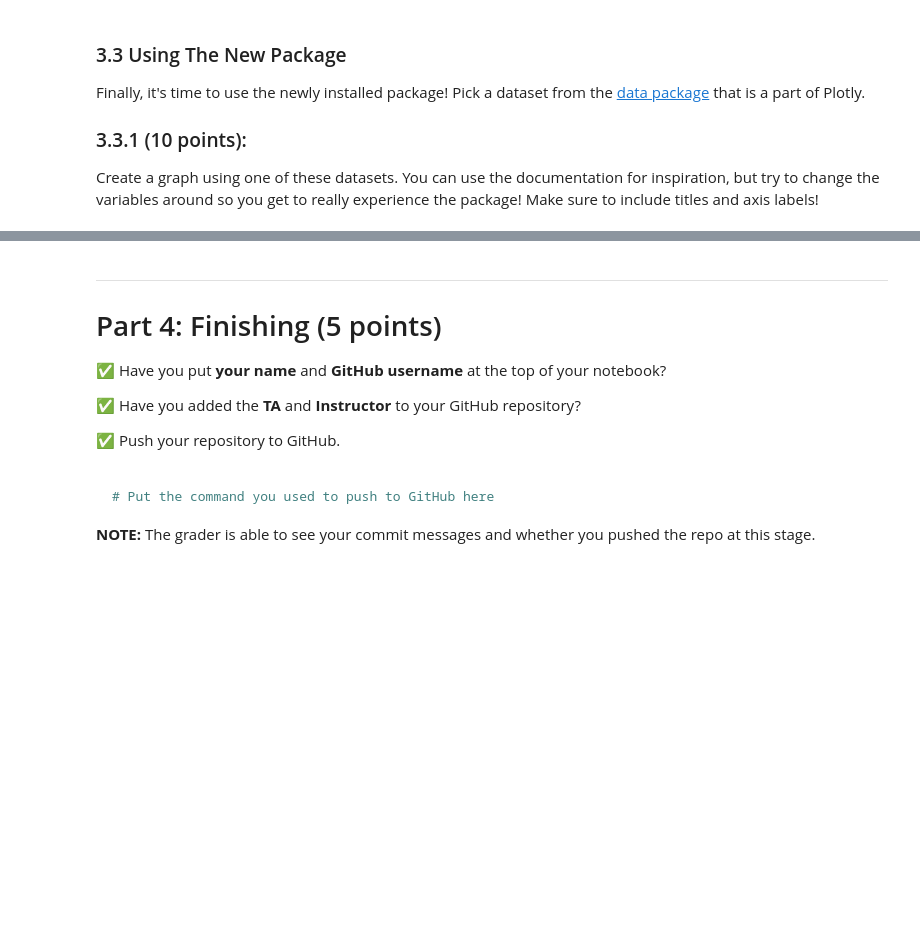
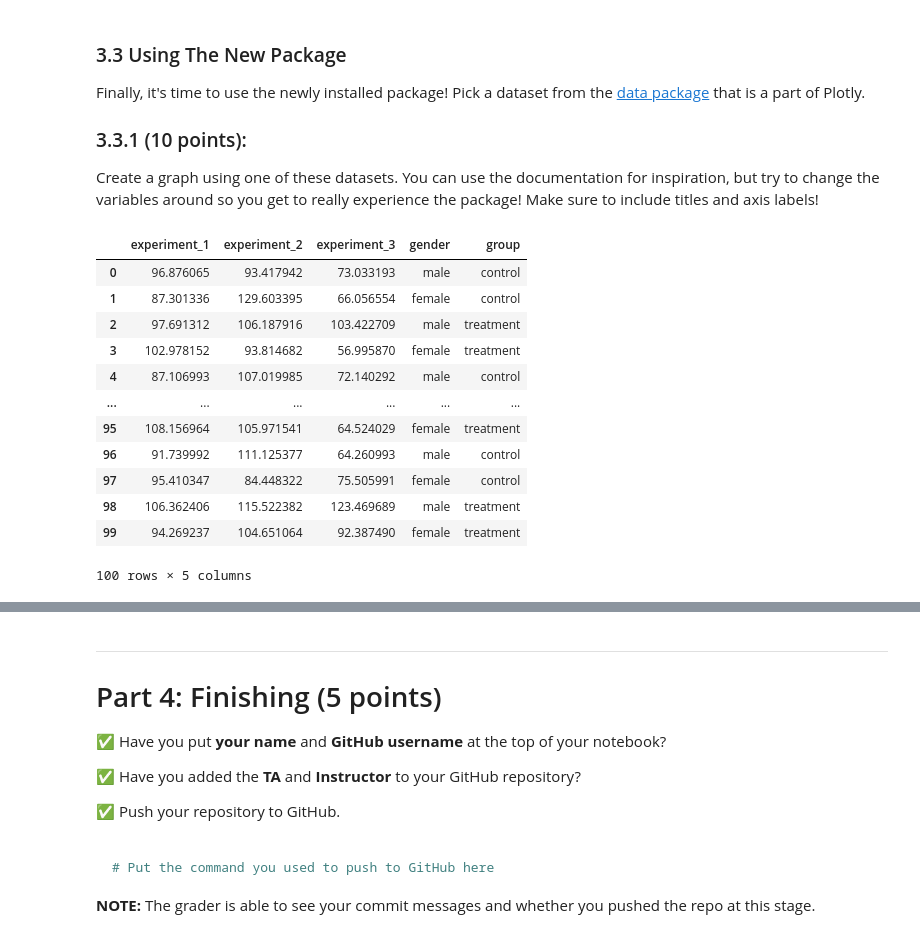
Before and after one commit to pascoela/CMSE202-s23-turnin, a Jupyter notebook: HW1_S23-Pascoe.ipynb, the cells around one changed output, grey strips where cells are left out. Drawn from its saved outputs; the diff is of its cells as text; code cells hidden in the pictures; blank space fills up the shorter version.

```diff
--- a/HW1_S23-Pascoe.ipynb
+++ b/HW1_S23-Pascoe.ipynb
@@ -246,3 +250,21 @@ Finally, it's time to use the newly installed package! Pick a dataset from the [
 ### 3.3.1 (10 points):
 
 Create a graph using one of these datasets. You can use the documentation for inspiration, but try to change the variables around so you get to really experience the package! Make sure to include titles and axis labels!
+# %%
+import plotly.express as px
+experiment = px.data.experiment()
+experiment
+# %% [output]
+|  | experiment_1 | experiment_2 | experiment_3 | gender | group |
+| 0 | 96.876065 | 93.417942 | 73.033193 | male | control |
+| 1 | 87.301336 | 129.603395 | 66.056554 | female | control |
+| 2 | 97.691312 | 106.187916 | 103.422709 | male | treatment |
+| 3 | 102.978152 | 93.814682 | 56.995870 | female | treatment |
+| 4 | 87.106993 | 107.019985 | 72.140292 | male | control |
+| ... | ... | ... | ... | ... | ... |
+| 95 | 108.156964 | 105.971541 | 64.524029 | female | treatment |
+| 96 | 91.739992 | 111.125377 | 64.260993 | male | control |
+| 97 | 95.410347 | 84.448322 | 75.505991 | female | control |
+| 98 | 106.362406 | 115.522382 | 123.469689 | male | treatment |
+| 99 | 94.269237 | 104.651064 | 92.387490 | female | treatment |
+100 rows × 5 columns
```
Also changed, not shown: parts of 5 cells of this notebook.
